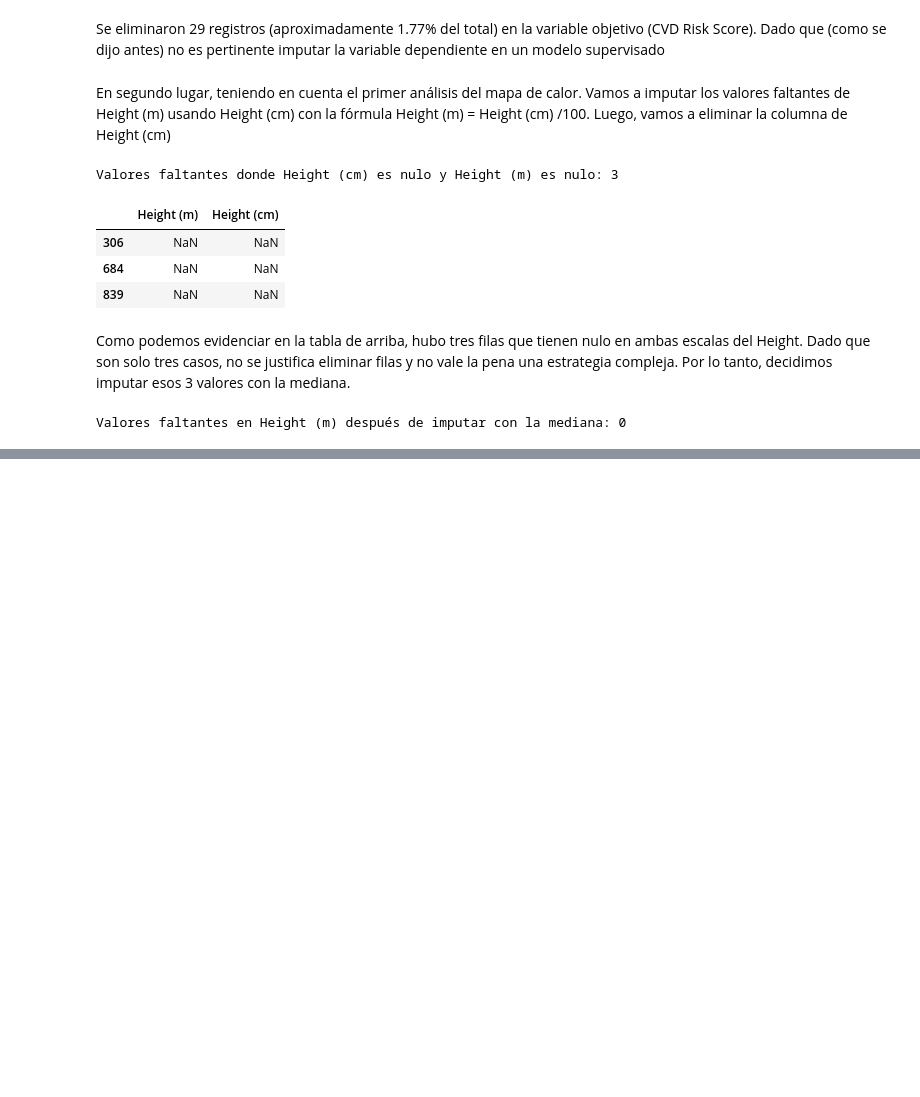
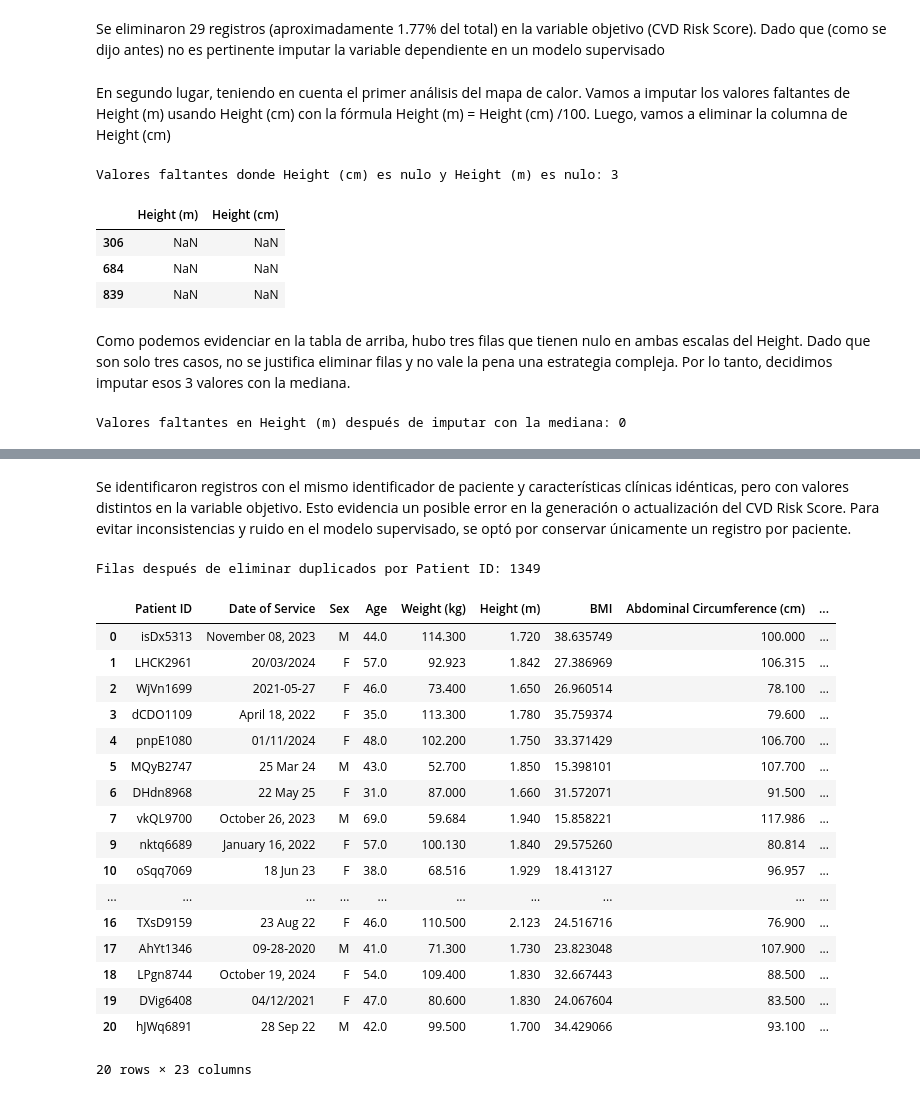
Before and after one commit to maria366p/Taller-1_AprendizajeMaquina, a Jupyter notebook: taller1.ipynb, the cells around one changed output, grey strips where cells are left out. Drawn from its saved outputs; the diff is of its cells as text; code cells hidden in the pictures; blank space fills up the shorter version.

```diff
--- a/taller1.ipynb
+++ b/taller1.ipynb
@@ -225,5 +245,7 @@ Como podemos evidenciar en la tabla de arriba, hubo tres filas que tienen nulo e
 mediana_altura = dataMod["Height (m)"].median()
 dataMod["Height (m)"] = dataMod["Height (m)"].fillna(mediana_altura)
 print(f"Valores faltantes en Height (m) después de imputar con la mediana: {dataMod['Height (m)'].isna().sum()}")
+
+dataMod = dataMod.drop(columns=["Height (cm)"])
 # %% [output]
 Valores faltantes en Height (m) después de imputar con la mediana: 0
@@ -229,0 +333,8 @@ Valores faltantes en Height (m) después de imputar con la mediana: 0
+# %%
+print(data[["Total Cholesterol (mg/dL)"]].describe())
+dataMod["Total Cholesterol (mg/dL)"] = dataMod["Total Cholesterol (mg/dL)"].fillna(
+    dataMod["Total Cholesterol (mg/dL)"].median()
+)
+print(f"Valores faltantes en Total Cholesterol (mg/dL) después de imputar con la mediana: {dataMod['Total Cholesterol (mg/dL)'].isna().sum()}")
+
+dataMod["Total Cholesterol (mg/dL)"].describe()
@@ -229,0 +363,23 @@ Valores faltantes en Height (m) después de imputar con la mediana: 0
+# %%
+print(data[["Age", "Systolic BP", "Fasting Blood Sugar (mg/dL)", "Estimated LDL (mg/dL)"]].describe())
+#Imputar Mediana a Age
+dataMod["Age"] = dataMod["Age"].fillna(
+    dataMod["Age"].median()
+)
+
+#Imputar mediana a Systolic BP
+dataMod["Systolic BP"] = dataMod["Systolic BP"].fillna(
+    dataMod["Systolic BP"].median()
+)
+
+#Imputar mediana a Fasting Blood Sugar (mg/dL)
+dataMod["Fasting Blood Sugar (mg/dL)"] = dataMod["Fasting Blood Sugar (mg/dL)"].fillna(
+    dataMod["Fasting Blood Sugar (mg/dL)"].median()
+)
+
+#Imputar mediana a Estimated LDL (mg/dL)
+dataMod["Estimated LDL (mg/dL)"] = dataMod["Estimated LDL (mg/dL)"].fillna(
+    dataMod["Estimated LDL (mg/dL)"].median()
+)
+
+dataMod[["Age", "Systolic BP", "Fasting Blood Sugar (mg/dL)", "Estimated LDL (mg/dL)"]].describe()
@@ -229,0 +447,6 @@ Valores faltantes en Height (m) después de imputar con la mediana: 0
+# %%
+dataMod[dataMod.duplicated(keep=False)].sort_values(by=list(dataMod.columns))
+
+dataMod = dataMod.drop_duplicates()
+
+print("Filas después de eliminar duplicados:", dataMod.shape[0])
@@ -229,0 +489,26 @@ Valores faltantes en Height (m) después de imputar con la mediana: 0
+# %% [markdown]
+Se identificaron registros con el mismo identificador de paciente y características clínicas idénticas, pero con valores distintos en la variable objetivo. Esto evidencia un posible error en la generación o actualización del CVD Risk Score. Para evitar inconsistencias y ruido en el modelo supervisado, se optó por conservar únicamente un registro por paciente.
+# %%
+dataMod = dataMod.drop_duplicates(subset=["Patient ID"], keep="first")
+print("Filas después de eliminar duplicados por Patient ID:", dataMod.shape[0])
+dataMod.head(20)
+# %% [output]
+Filas después de eliminar duplicados por Patient ID: 1349
+|  | Patient ID | Date of Service | Sex | Age | Weight (kg) | Height (m) | BMI | Abdominal Circumference (cm) | ... |
+| 0 | isDx5313 | November 08, 2023 | M | 44.0 | 114.300 | 1.720 | 38.635749 | 100.000 | ... |
+| 1 | LHCK2961 | 20/03/2024 | F | 57.0 | 92.923 | 1.842 | 27.386969 | 106.315 | ... |
+| 2 | WjVn1699 | 2021-05-27 | F | 46.0 | 73.400 | 1.650 | 26.960514 | 78.100 | ... |
+| 3 | dCDO1109 | April 18, 2022 | F | 35.0 | 113.300 | 1.780 | 35.759374 | 79.600 | ... |
+| 4 | pnpE1080 | 01/11/2024 | F | 48.0 | 102.200 | 1.750 | 33.371429 | 106.700 | ... |
+| 5 | MQyB2747 | 25 Mar 24 | M | 43.0 | 52.700 | 1.850 | 15.398101 | 107.700 | ... |
+| 6 | DHdn8968 | 22 May 25 | F | 31.0 | 87.000 | 1.660 | 31.572071 | 91.500 | ... |
+| 7 | vkQL9700 | October 26, 2023 | M | 69.0 | 59.684 | 1.940 | 15.858221 | 117.986 | ... |
+| 9 | nktq6689 | January 16, 2022 | F | 57.0 | 100.130 | 1.840 | 29.575260 | 80.814 | ... |
+| 10 | oSqq7069 | 18 Jun 23 | F | 38.0 | 68.516 | 1.929 | 18.413127 | 96.957 | ... |
+| ... | ... | ... | ... | ... | ... | ... | ... | ... | ... |
+| 16 | TXsD9159 | 23 Aug 22 | F | 46.0 | 110.500 | 2.123 | 24.516716 | 76.900 | ... |
+| 17 | AhYt1346 | 09-28-2020 | M | 41.0 | 71.300 | 1.730 | 23.823048 | 107.900 | ... |
+| 18 | LPgn8744 | October 19, 2024 | F | 54.0 | 109.400 | 1.830 | 32.667443 | 88.500 | ... |
+| 19 | DVig6408 | 04/12/2021 | F | 47.0 | 80.600 | 1.830 | 24.067604 | 83.500 | ... |
+| 20 | hJWq6891 | 28 Sep 22 | M | 42.0 | 99.500 | 1.700 | 34.429066 | 93.100 | ... |
+20 rows × 23 columns
```
Also changed, not shown: parts of 30 cells of this notebook.
